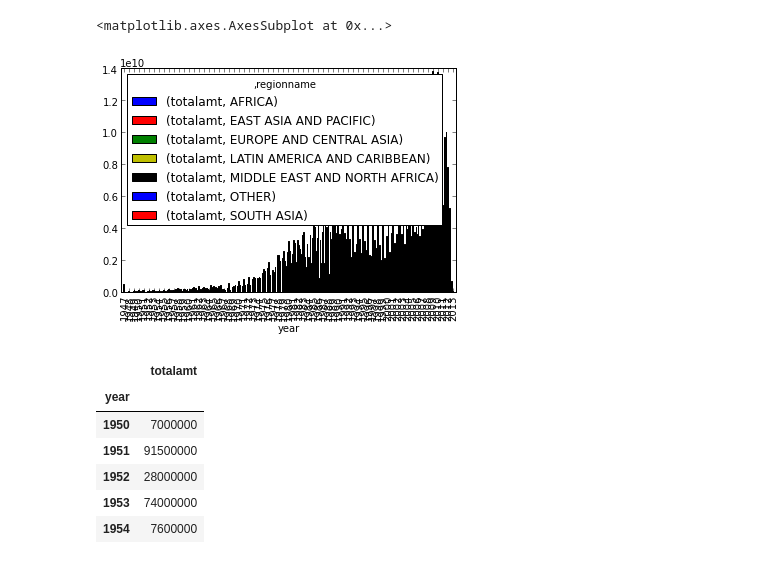
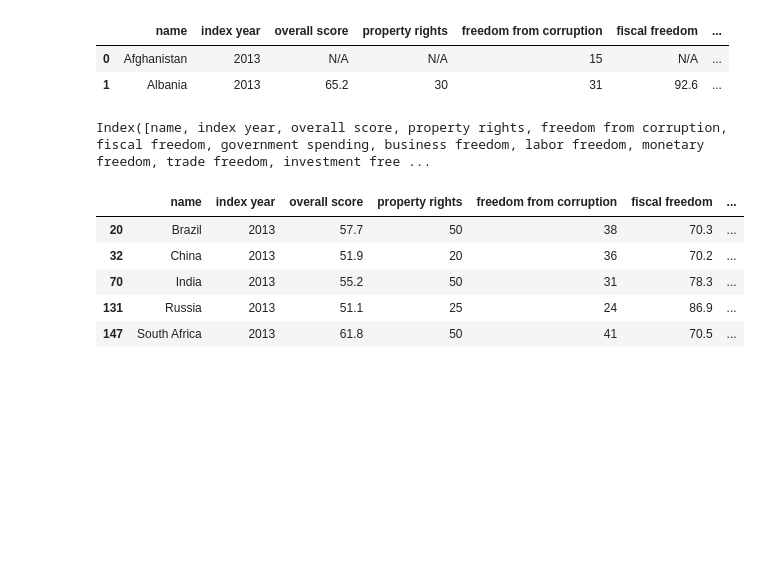
Before and after one commit to iaperez/WWOD, a Jupyter notebook: code/WorldBankData.ipynb, the cells around one changed output. Cells and saved outputs as stored; diff of their text form; code cells hidden in the pictures; blank space fills up the shorter version.

Commit message:
WorldBank Data Notebook 1

```diff
--- a/code/WorldBankData.ipynb
+++ b/code/WorldBankData.ipynb
@@ -340,6 +324,0 @@ result5.fillna(0)
-# %%
-# Graph of the banks lending commitments to various regions over a number of years.
-result5.plot(kind='bar')
-# %% [output]
-<matplotlib.axes.AxesSubplot at 0x...>
-[figure, removed]
@@ -349,10 +325,30 @@ africadf = projcp_df2[is_africa].groupby('year').apply(func)
+# %%
+# We import the Freedom index csv for comparison analysis
+
+f = codecs.open(file_path("fredict"), encoding='iso-8859-1')
+free_df = pd.read_csv(f)
+# %%
+free_df[:2]
+# %% [output]
+|  | name | index year | overall score | property rights | freedom from corruption | fiscal freedom | ... |
+| 0 | Afghanistan | 2013 | N/A | N/A | 15 | N/A | ... |
+| 1 | Albania | 2013 | 65.2 | 30 | 31 | 92.6 | ... |
+# %%
+# similar to the projects and operations dataset, I restrict the analysis to only data from 2000 - 2009
+free_df2 = free_df[free_df['index year']>=2000].copy()
+# %%
+free_df2.columns
+# %% [output]
+Index([name, index year, overall score, property rights, freedom from corruption, fiscal freedom, government spending, business freedom, labor freedom, monetary freedom, trade freedom, investment free ...
+# %%
+# I extract the BRICS to further observe them
+free_df2 = free_df2[free_df2['name'].isin(['China', 'India', 'Russia', 'Brazil', 'South Africa'])]
 # %%
-africadf[:5]
+free_df2[:5]
 # %% [output]
-|  | totalamt |
-| year |  |
-| 1950 | 7000000 |
-| 1951 | 91500000 |
-| 1952 | 28000000 |
-| 1953 | 74000000 |
-| 1954 | 7600000 |
+|  | name | index year | overall score | property rights | freedom from corruption | fiscal freedom | ... |
+| 20 | Brazil | 2013 | 57.7 | 50 | 38 | 70.3 | ... |
+| 32 | China | 2013 | 51.9 | 20 | 36 | 70.2 | ... |
+| 70 | India | 2013 | 55.2 | 50 | 31 | 78.3 | ... |
+| 131 | Russia | 2013 | 51.1 | 25 | 24 | 86.9 | ... |
+| 147 | South Africa | 2013 | 61.8 | 50 | 41 | 70.5 | ... |
```
Also changed, not shown: parts of 92 cells of this notebook.
